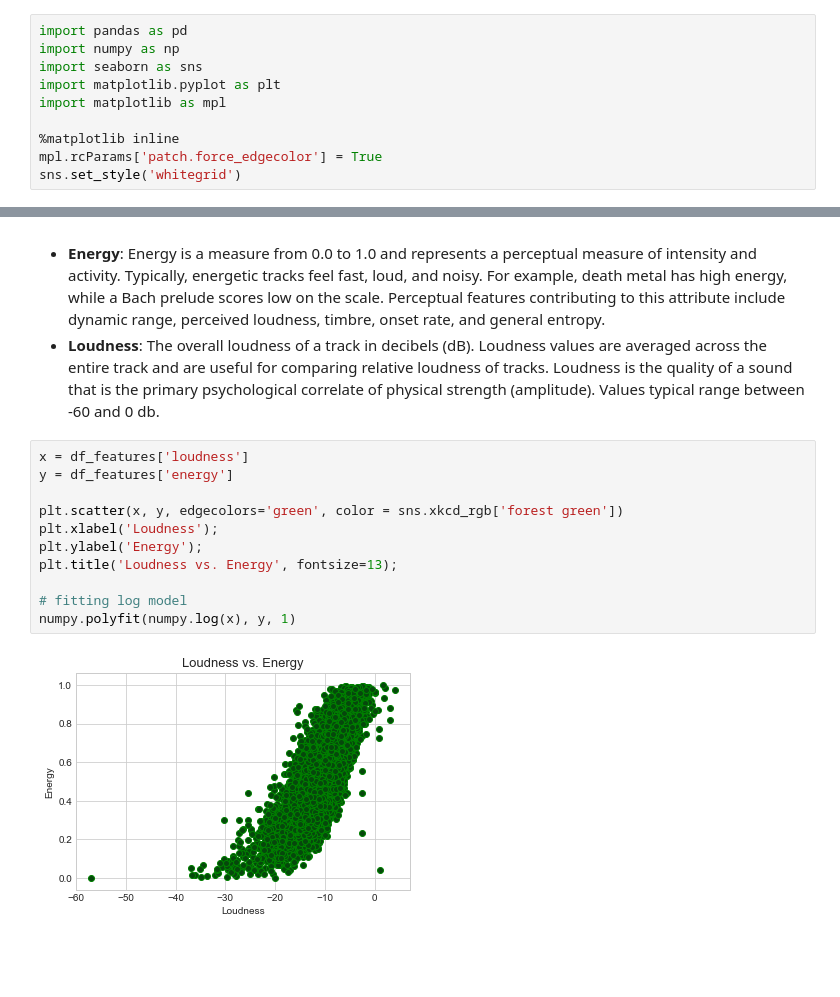
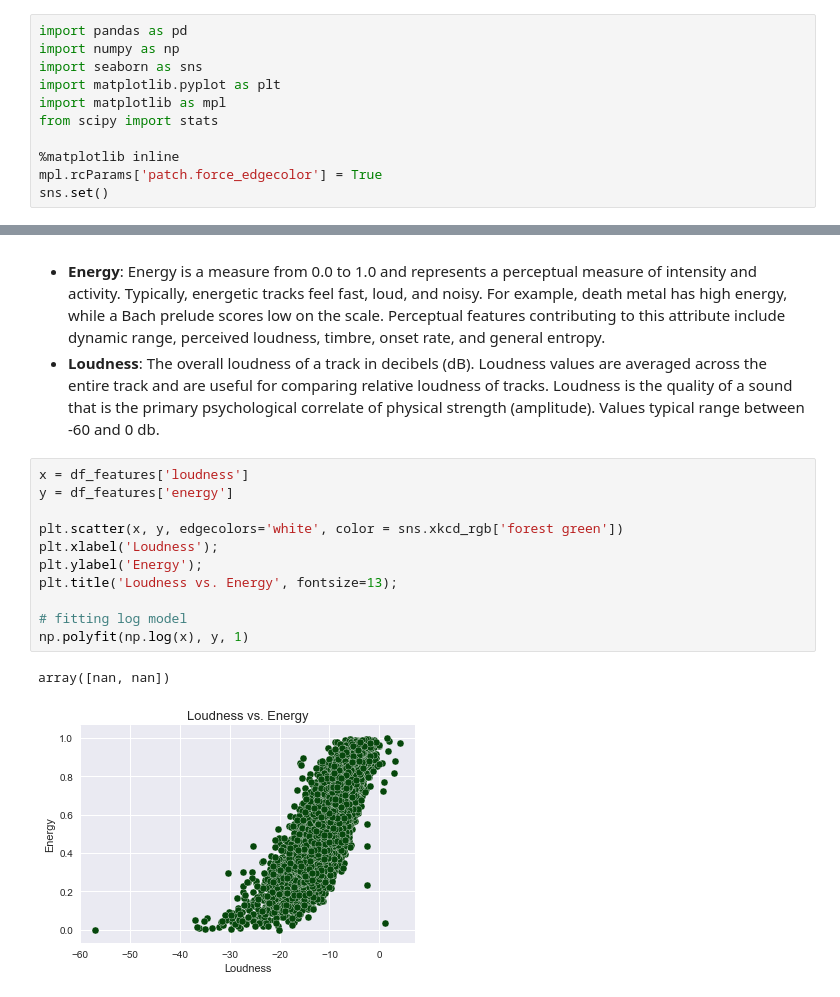
Before and after one commit to diana-xie/spotify_pitchfork_recommendations, a Jupyter notebook: DataVisualizations/data_story.ipynb, the cells around one changed output, grey strips where cells are left out. Drawn from its saved outputs; the diff is of its cells as text; blank space fills up the shorter version.

```diff
--- a/DataVisualizations/data_story.ipynb
+++ b/DataVisualizations/data_story.ipynb
@@ -33,10 +35,11 @@ import numpy as np
 import seaborn as sns
 import matplotlib.pyplot as plt
 import matplotlib as mpl
+from scipy import stats
 
 %matplotlib inline
 mpl.rcParams['patch.force_edgecolor'] = True
-sns.set_style('whitegrid')
+sns.set()
 # %% [markdown]
 #### Import data
 
@@ -343,13 +419,14 @@ Spotify definitions:
 # %%
 x = df_features['loudness']
 y = df_features['energy']
 
-plt.scatter(x, y, edgecolors='green', color = sns.xkcd_rgb['forest green'])
+plt.scatter(x, y, edgecolors='white', color = sns.xkcd_rgb['forest green'])
 plt.xlabel('Loudness');
 plt.ylabel('Energy');
 plt.title('Loudness vs. Energy', fontsize=13);
 
 # fitting log model
-numpy.polyfit(numpy.log(x), y, 1)
+np.polyfit(np.log(x), y, 1)
 # %% [output]
+array([nan, nan])
-[figure, old version]
+[figure, new version]
```
Also changed, not shown: parts of 22 cells of this notebook.
